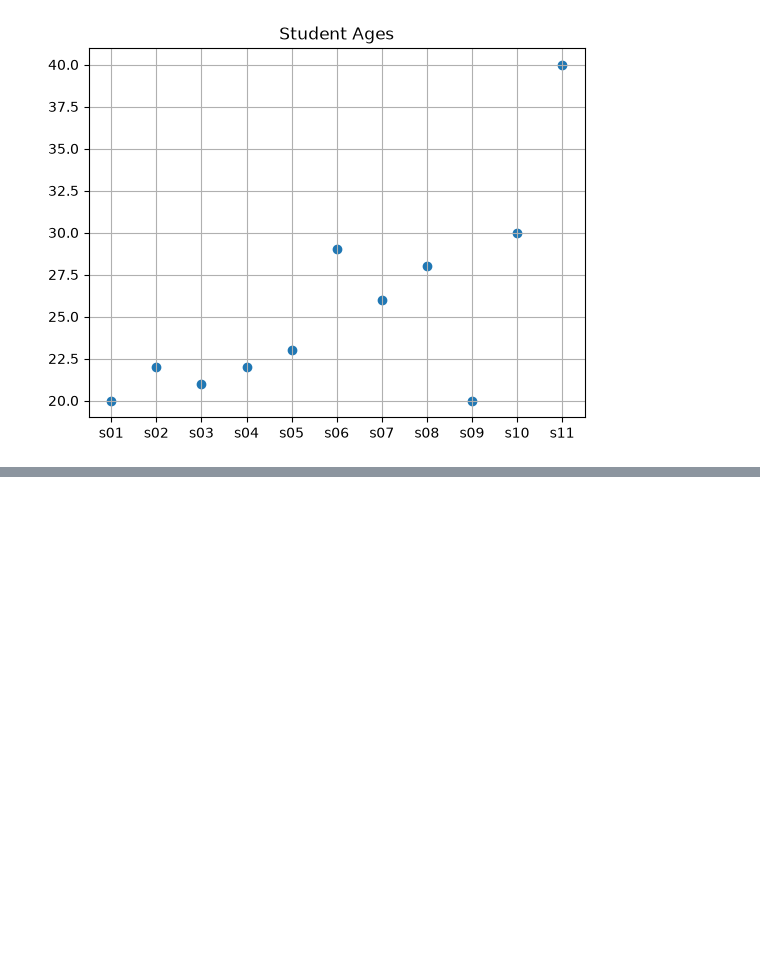
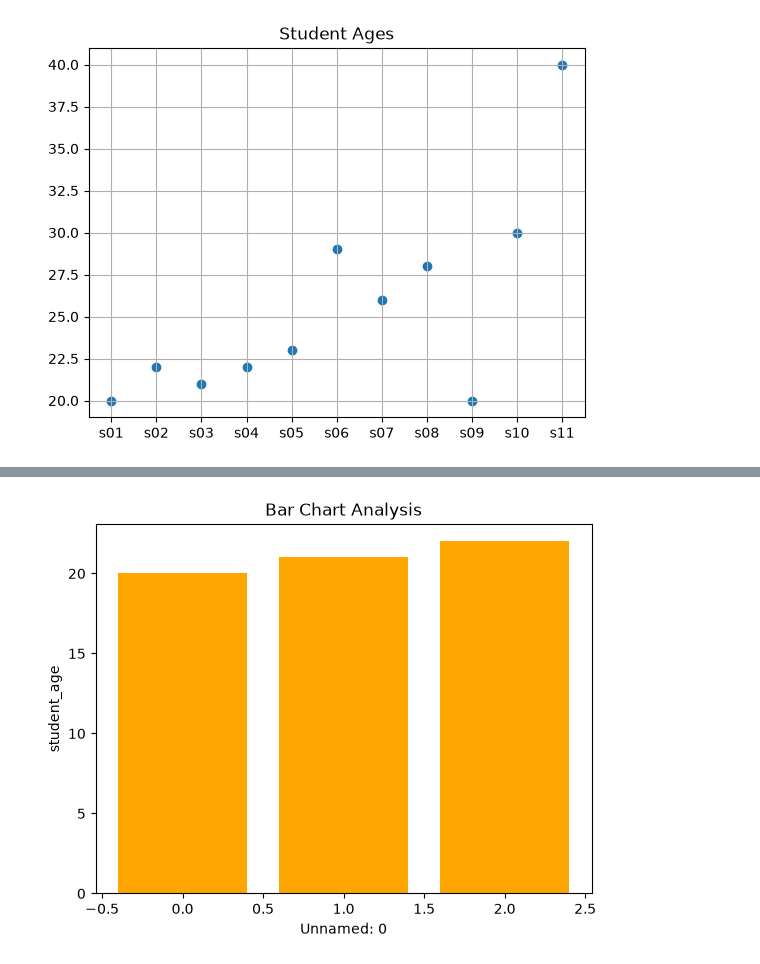
Before and after one commit to Rijesh033/placement-training, a Jupyter notebook: Data visualization/practice.ipynb, the cells around one changed output, grey strips where cells are left out. Saved outputs shown, nothing was run; the diff lists cells and outputs as text; code cells hidden in the pictures; blank space fills up the shorter version.

```diff
--- a/Data visualization/practice.ipynb
+++ b/Data visualization/practice.ipynb
@@ -128,0 +157,8 @@ plt.show()
+# %%
+plt.bar(data.iloc[:, 0], data.iloc[:, 1], color='orange')
+plt.title("Bar Chart Analysis")
+plt.xlabel(data.columns[0])
+plt.ylabel(data.columns[1])
+plt.show()
+# %% [output]
+[figure, added]
```
Also changed, not shown: parts of 10 cells of this notebook.
